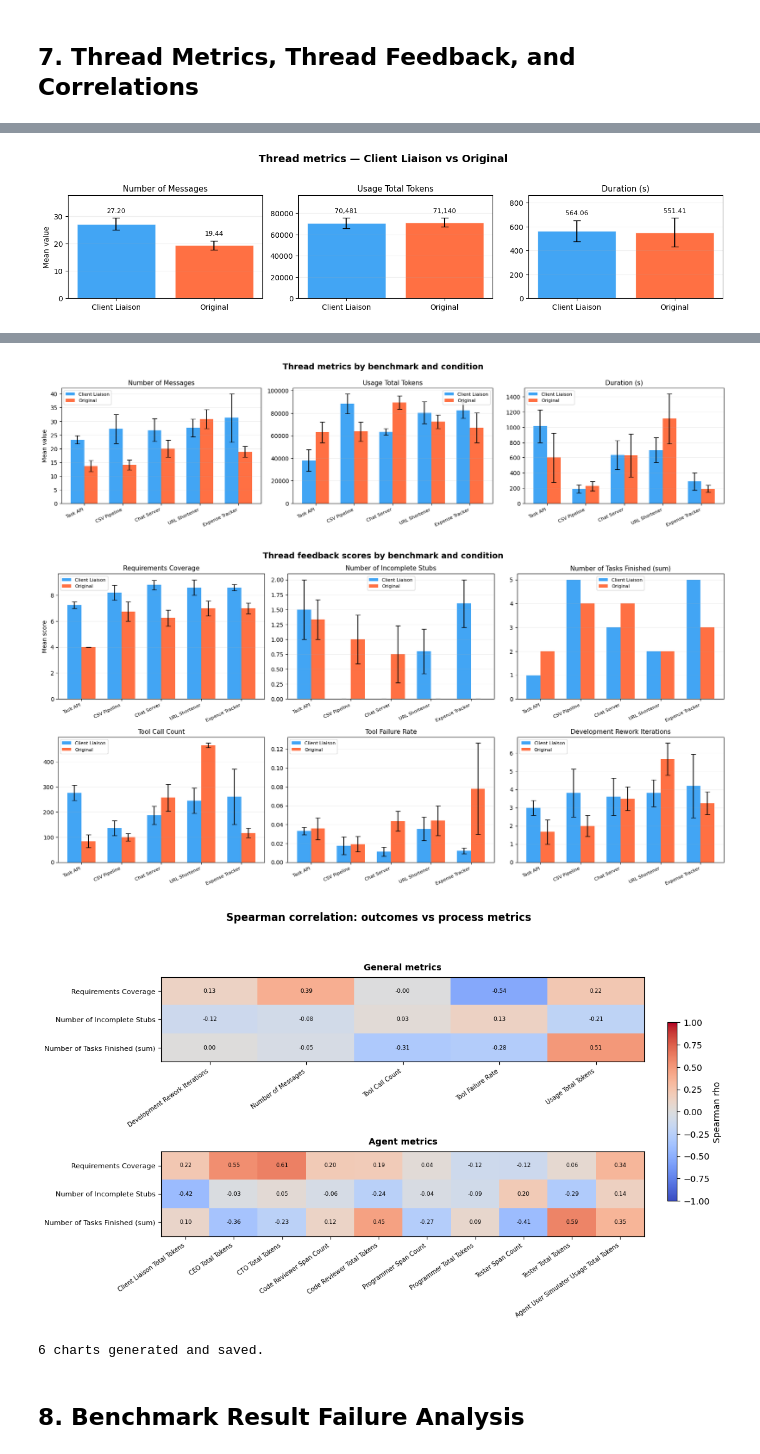
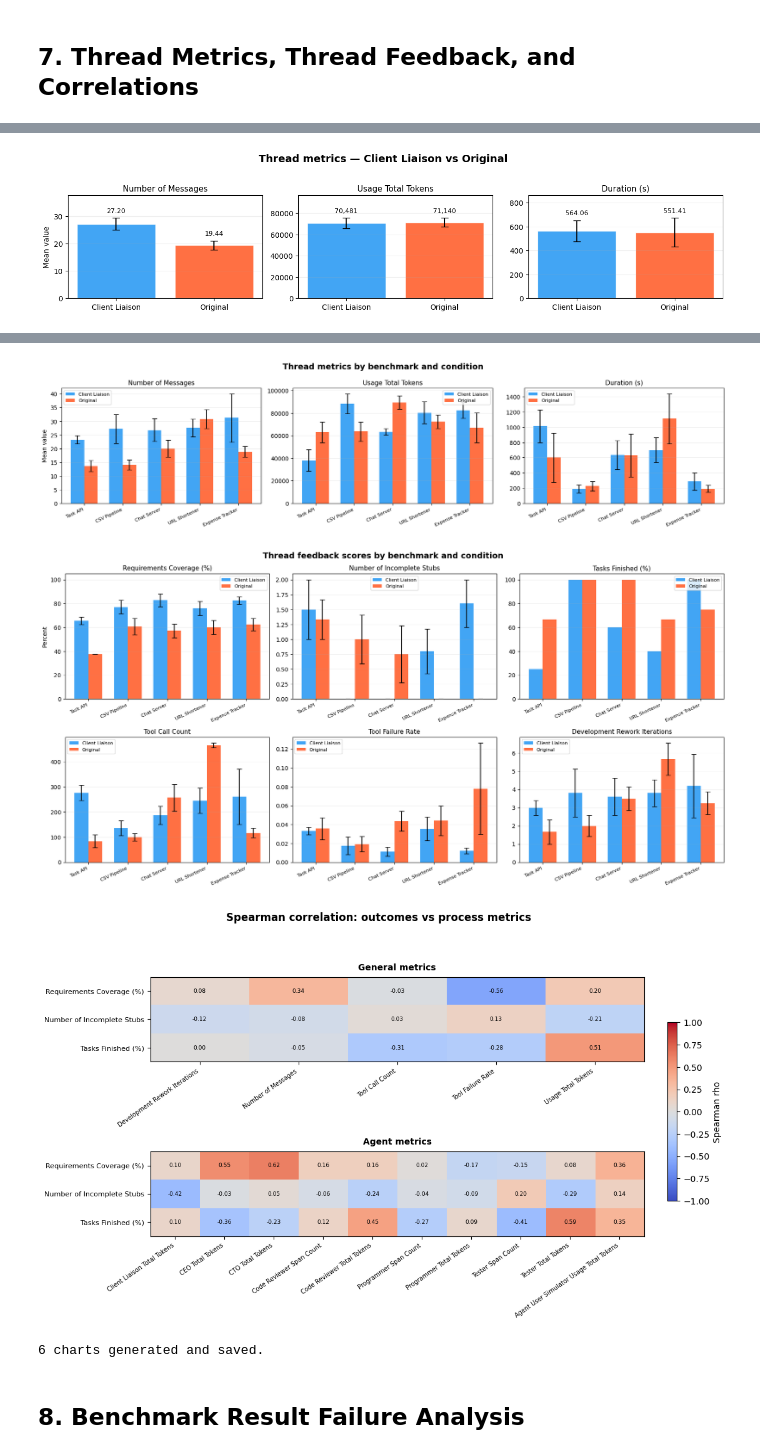
Before and after one commit to guilhermecsnpeixoto/ChatDev, a Jupyter notebook: opik_metrics_explorer.ipynb, the cells around one changed output, grey strips where cells are left out. Saved outputs shown, nothing was run; the diff lists cells and outputs as text; code cells hidden in the pictures.

Commit message:
Fixed Task Finished & Requirements Coverage metric plot

```diff
--- a/opik_metrics_explorer.ipynb
+++ b/opik_metrics_explorer.ipynb
@@ -536,12 +536,15 @@ def build_feedback_long_df(df: pd.DataFrame, wanted_metrics: list[str]) -> pd.Da
                 normalized = normalized[len('thread_'):]
             if normalized not in wanted_metrics:
                 continue
+            value = pd.to_numeric(score.get('value'), errors='coerce')
+            if normalized == 'benchmark_requirements_rating' and pd.notna(value) and value <= 10:
+                value = 100.0 * value / 10.0
             rows.append({
                 'thread_id': thread_id,
                 'benchmark': benchmark,
                 'condition': condition,
                 'metric': normalized,
-                'value': pd.to_numeric(score.get('value'), errors='coerce'),
+                'value': value,
             })
     if not rows:
         return pd.DataFrame(columns=['thread_id', 'benchmark', 'condition', 'metric', 'value'])
@@ -552,8 +555,19 @@ def _aggregate_metric_values(series: pd.Series, metric: str) -> tuple[float, flo
     if values.empty:
         return np.nan, np.nan
     if metric == 'task_finished':
-        return values.sum(), np.nan
+        return 100.0 * values.sum() / len(values), np.nan
     return values.mean(), values.sem()
+
+def _format_metric_value(value: float, metric: str) -> str:
+    if pd.isna(value):
+        return ''
+    if metric in {'task_finished', 'benchmark_requirements_rating'}:
+        return f'{value:.0f}%'
+    if abs(value) >= 1000:
+        return f'{value:,.0f}'
+    if abs(value) < 1:
+        return f'{value:.3f}'.rstrip('0').rstrip('.')
+    return f'{value:.2f}'
 
 def plot_metric_grid(df: pd.DataFrame, metrics: list[str], title: str, filename: str, ylabel: str) -> None:
     if df.empty:
@@ -582,7 +596,10 @@ def plot_metric_grid(df: pd.DataFrame, metrics: list[str], title: str, filename:
         ax.set_title(METRIC_LABELS.get(metric, metric.replace('_', ' ').title()), fontsize=11)
         ax.set_xticks(x)
         ax.set_xticklabels([BENCH_LABELS[b] for b in BENCHMARKS], rotation=25, ha='right', fontsize=8)
-        ax.set_ylabel(ylabel if ax == axes_flat[0] else '')
+        if metric in {'task_finished', 'benchmark_requirements_rating'}:
+            ax.set_ylim(0, 105)
+        percent_ylabel = 'Percent' if metric in {'task_finished', 'benchmark_requirements_rating'} else ylabel
+        ax.set_ylabel(percent_ylabel if ax == axes_flat[0] else '')
         ax.legend(fontsize=8)
         ax.grid(axis='y', alpha=0.2)
     for ax in axes_flat[len(metrics):]:
@@ -644,19 +661,11 @@ def plot_overall_metric_scores_by_condition(df: pd.DataFrame, metrics: list[str]
     fig.suptitle(title, fontsize=14, fontweight='bold')
     axes_flat = axes.flatten()
 
-    def fmt_value(value: float) -> str:
-        if pd.isna(value):
-            return ''
-        if abs(value) >= 1000:
-            return f'{value:,.0f}'
-        if abs(value) < 1:
-            return f'{value:.3f}'.rstrip('0').rstrip('.')
-        return f'{value:.2f}'
-
     for ax, metric in zip(axes_flat, available_metrics):
         metric_df = df[df['metric'] == metric]
         if metric == 'task_finished':
-            grp = metric_df.groupby('condition')['value'].sum().to_frame('mean')
+            grouped = metric_df.groupby('condition')['value']
+            grp = (100.0 * grouped.sum() / grouped.count()).to_frame('mean')
             grp['sem'] = np.nan
         else:
             grp = metric_df.groupby('condition')['value'].agg(['mean', 'sem'])
@@ -672,16 +681,19 @@ def plot_overall_metric_scores_by_condition(df: pd.DataFrame, metrics: list[str]
         )
         sem = grp['sem'].fillna(0)
         max_height = (grp['mean'] + sem).max()
-        if pd.notna(max_height):
+        if metric in {'task_finished', 'benchmark_requirements_rating'}:
+            ax.set_ylim(0, 105)
+        elif pd.notna(max_height):
             ax.set_ylim(0, max_height * 1.28 if max_height > 0 else 1)
         ax.set_title(METRIC_LABELS.get(metric, metric.replace('_', ' ').title()), fontsize=11)
-        ax.set_ylabel(ylabel if ax == axes_flat[0] else '')
+        percent_ylabel = 'Percent' if metric in {'task_finished', 'benchmark_requirements_rating'} else ylabel
+        ax.set_ylabel(percent_ylabel if ax == axes_flat[0] else '')
         ax.grid(axis='y', alpha=0.2)
         for bar, (_, row) in zip(bars, grp.iterrows()):
             if pd.notna(row['mean']):
                 label_y = row['mean'] + (0 if pd.isna(row['sem']) else row['sem'])
                 ax.annotate(
-                    fmt_value(row['mean']),
+                    _format_metric_value(row['mean'], metric),
                     xy=(bar.get_x() + bar.get_width() / 2, label_y),
                     xytext=(0, 5),
                     textcoords='offset points',
@@ -845,9 +857,9 @@ METRIC_LABELS = {
     'duration': 'Duration (s)',
     'usage.total_tokens': 'Usage Total Tokens',
     'number_of_messages': 'Number of Messages',
-    'benchmark_requirements_rating': 'Requirements Coverage',
+    'benchmark_requirements_rating': 'Requirements Coverage (%)',
     'benchmark_completeness': 'Number of Incomplete Stubs',
-    'task_finished': 'Number of Tasks Finished (sum)',
+    'task_finished': 'Tasks Finished (%)',
     'tool_call_count': 'Tool Call Count',
     'tool_failure_rate': 'Tool Failure Rate',
     'development_rework_iterations': 'Development Rework Iterations',
@@ -889,6 +901,6 @@ print("6 charts generated and saved.")
 [figure]
-[figure, old version]
+[figure, new version]
-[figure, old version]
+[figure, new version]
 6 charts generated and saved.
 # %% [markdown]
 ## 8. Benchmark Result Failure Analysis
```
Also changed, not shown: parts of 1 cell of this notebook, 1 other file.
